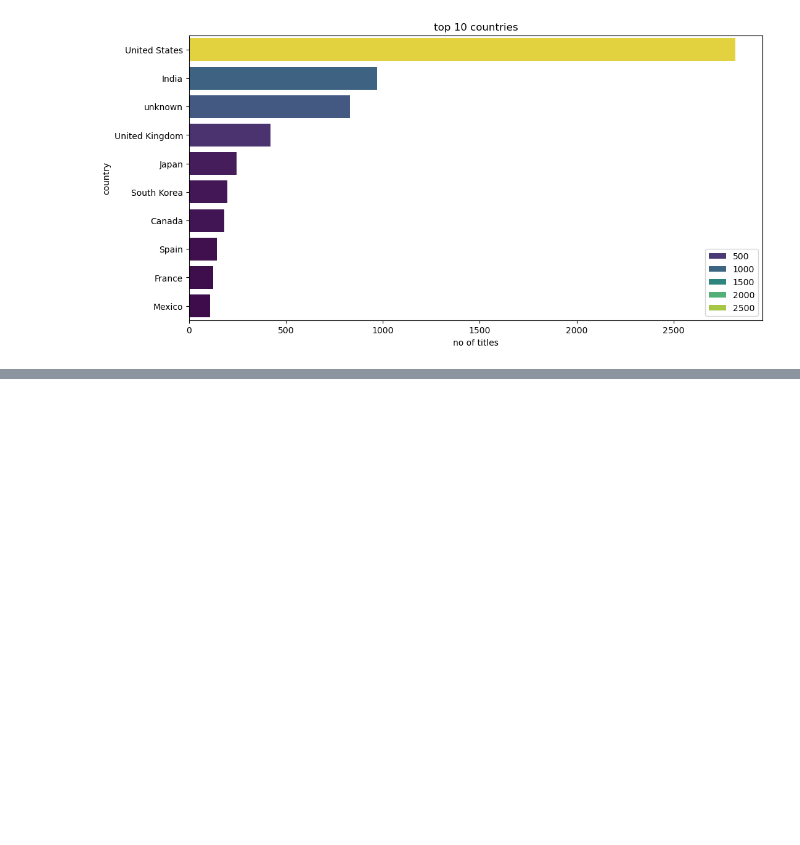
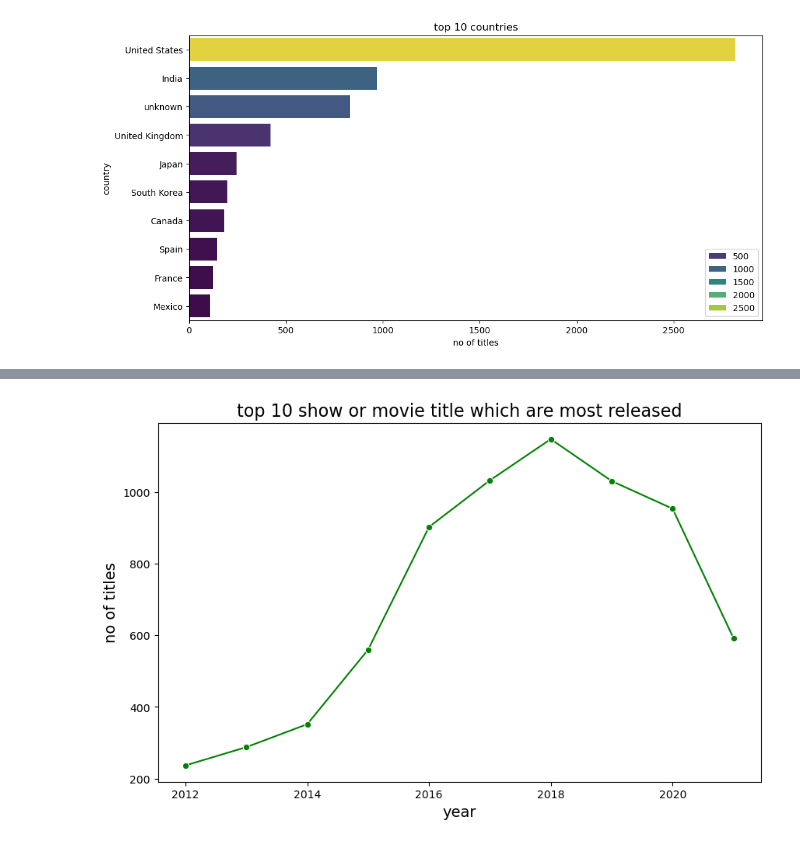
Before and after one commit to swarubm/DATA-ANALYSIS-PROJECTS, a Jupyter notebook: netflix.ipynb, the cells around one changed output, grey strips where cells are left out. Saved outputs shown, nothing was run; the diff lists cells and outputs as text; code cells hidden in the pictures; blank space fills up the shorter version.

```diff
--- a/netflix.ipynb
+++ b/netflix.ipynb
@@ -331,0 +421,3 @@ plt.show()
+# %%
+titles_per_year = data.groupby('release_year').size()
+titles_per_year
@@ -331,0 +438,3 @@ plt.show()
+# %%
+top_10_years = titles_per_year.sort_values(ascending=False).head(10)
+top_10_years
@@ -331,0 +454,9 @@ plt.show()
+# %%
+plt.figure(figsize=(10,6))
+sns.lineplot(x=top_10_years.index,y=top_10_years.values,marker='o',color='green')
+plt.title('top 10 show or movie title which are most released',fontsize=16)
+plt.xlabel('year',fontsize=14)
+plt.ylabel('no of titles',fontsize=14)
+plt.show()
+# %% [output]
+[figure, added]
```
Also changed, not shown: parts of 19 cells of this notebook.
